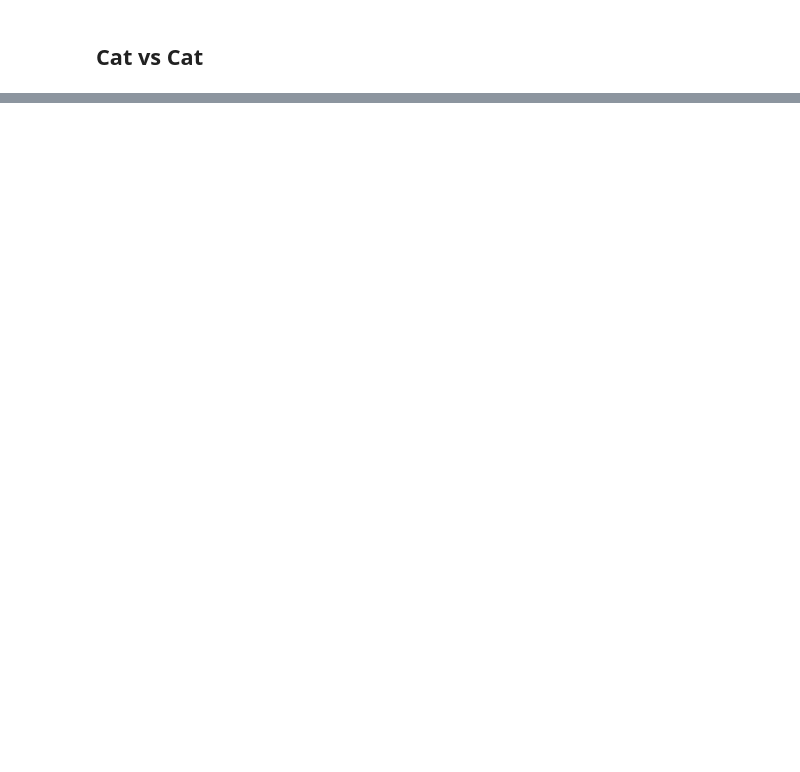
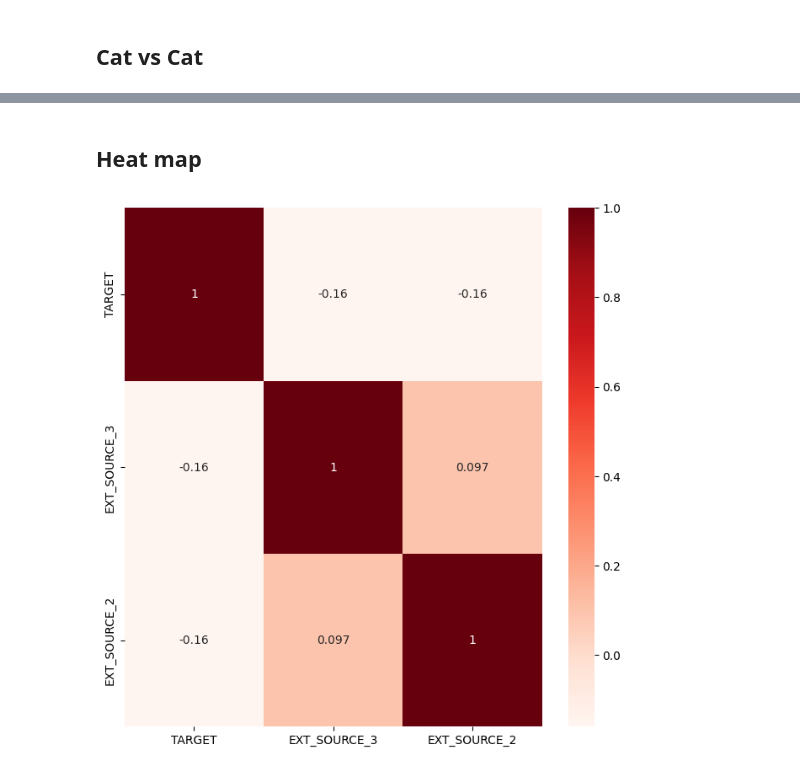
Before and after one commit to m1np3m/upgrad_eda_final, a Jupyter notebook: notebook_application.ipynb, the cells around one changed output, grey strips where cells are left out. Saved outputs shown, nothing was run; the diff lists cells and outputs as text; code cells hidden in the pictures; blank space fills up the shorter version.

```diff
--- a/notebook_application.ipynb
+++ b/notebook_application.ipynb
@@ -235,0 +430,12 @@ set_ticklabels() should only be used with a fixed number of ticks, i.e. after se
+# %% [markdown]
+## Heat map
+# %%
+plt.figure(figsize=(8,8))
+sns.heatmap(
+    application_df[["TARGET", "EXT_SOURCE_3", "EXT_SOURCE_2"]].corr(),
+    annot=True,
+    cmap="Reds",
+)
+plt.show()
+# %% [output]
+[figure, added]
```
Also changed, not shown: parts of 27 cells of this notebook, 4 other files.
